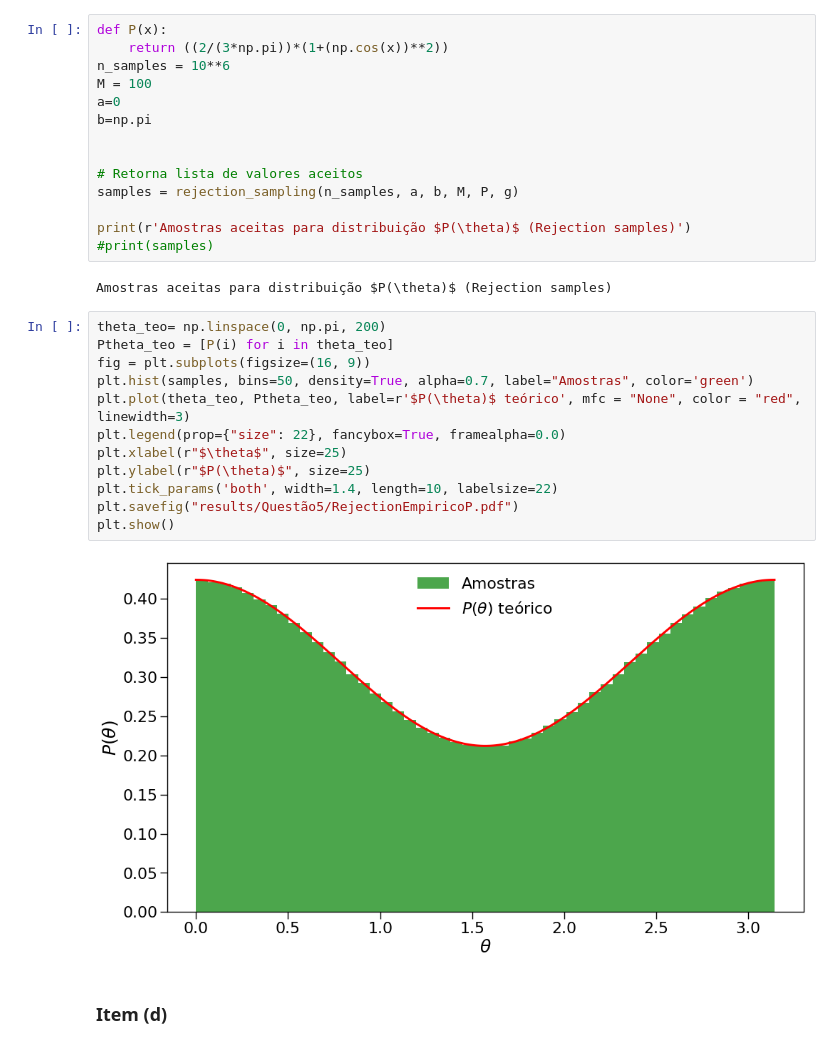
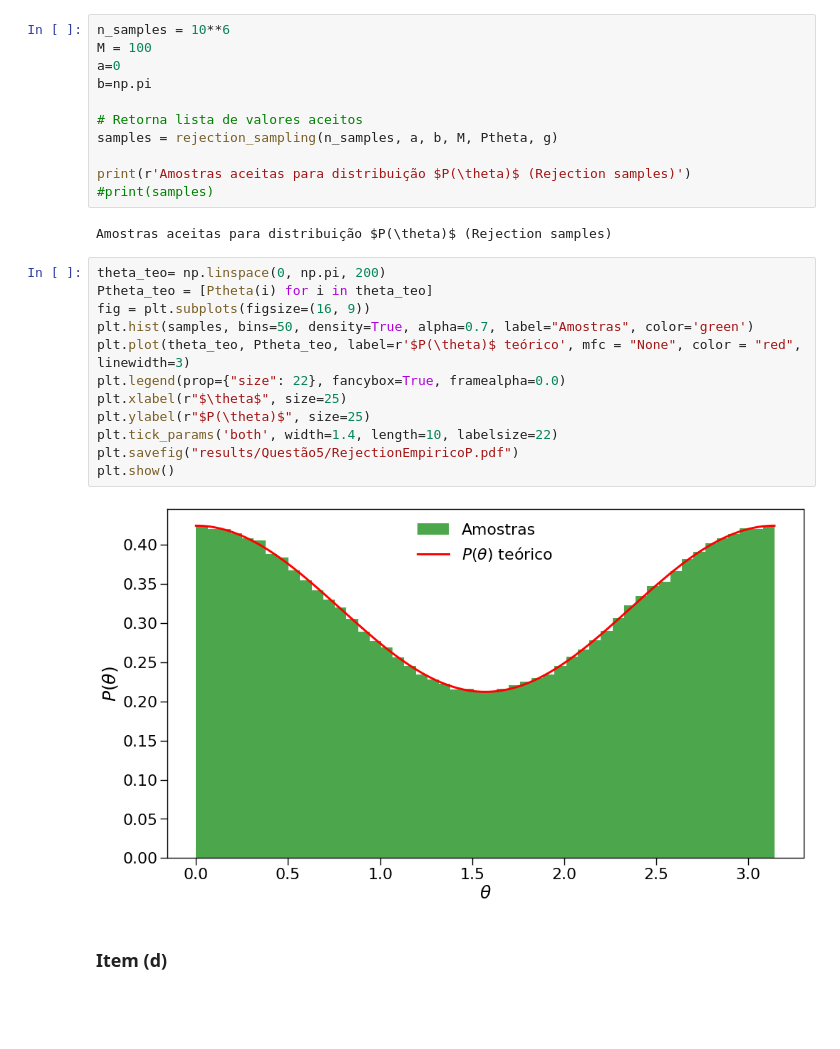
Before and after one commit to JuniorAlencar/TopFisTeo2024.2, a Jupyter notebook: Lista_1/questões/Question5.ipynb, the cells around one changed output. Cells and saved outputs as stored; diff of their text form; blank space fills up the shorter version.

```diff
--- a/Lista_1/questões/Question5.ipynb
+++ b/Lista_1/questões/Question5.ipynb
@@ -57,16 +54,13 @@ plt.show()
 # %% [markdown]
 ### **Item (c)**
 # %%
-def P(x):
-    return ((2/(3*np.pi))*(1+(np.cos(x))**2))
 n_samples = 10**6
 M = 100
 a=0
 b=np.pi
 
-
 # Retorna lista de valores aceitos
-samples = rejection_sampling(n_samples, a, b, M, P, g)
+samples = rejection_sampling(n_samples, a, b, M, Ptheta, g)
 
 print(r'Amostras aceitas para distribuição $P(\theta)$ (Rejection samples)')
 #print(samples)
@@ -74,18 +68,18 @@ print(r'Amostras aceitas para distribuição $P(\theta)$ (Rejection samples)')
 Amostras aceitas para distribuição $P(\theta)$ (Rejection samples)
 # %%
 theta_teo= np.linspace(0, np.pi, 200)
-Ptheta_teo = [P(i) for i in theta_teo]
+Ptheta_teo = [Ptheta(i) for i in theta_teo]
 fig = plt.subplots(figsize=(16, 9))
 plt.hist(samples, bins=50, density=True, alpha=0.7, label="Amostras", color='green')
 plt.plot(theta_teo, Ptheta_teo, label=r'$P(\theta)$ teórico', mfc = "None", color = "red", linewidth=3)
 plt.legend(prop={"size": 22}, fancybox=True, framealpha=0.0)
 plt.xlabel(r"$\theta$", size=25)
 plt.ylabel(r"$P(\theta)$", size=25)
 plt.tick_params('both', width=1.4, length=10, labelsize=22)
 plt.savefig("results/Questão5/RejectionEmpiricoP.pdf")
 plt.show()
 # %% [output]
-[figure, old version]
+[figure, new version]
 # %% [markdown]
 ### **Item (d)**
 # %%
```
Also changed, not shown: parts of 3 cells of this notebook, 3 other files.
